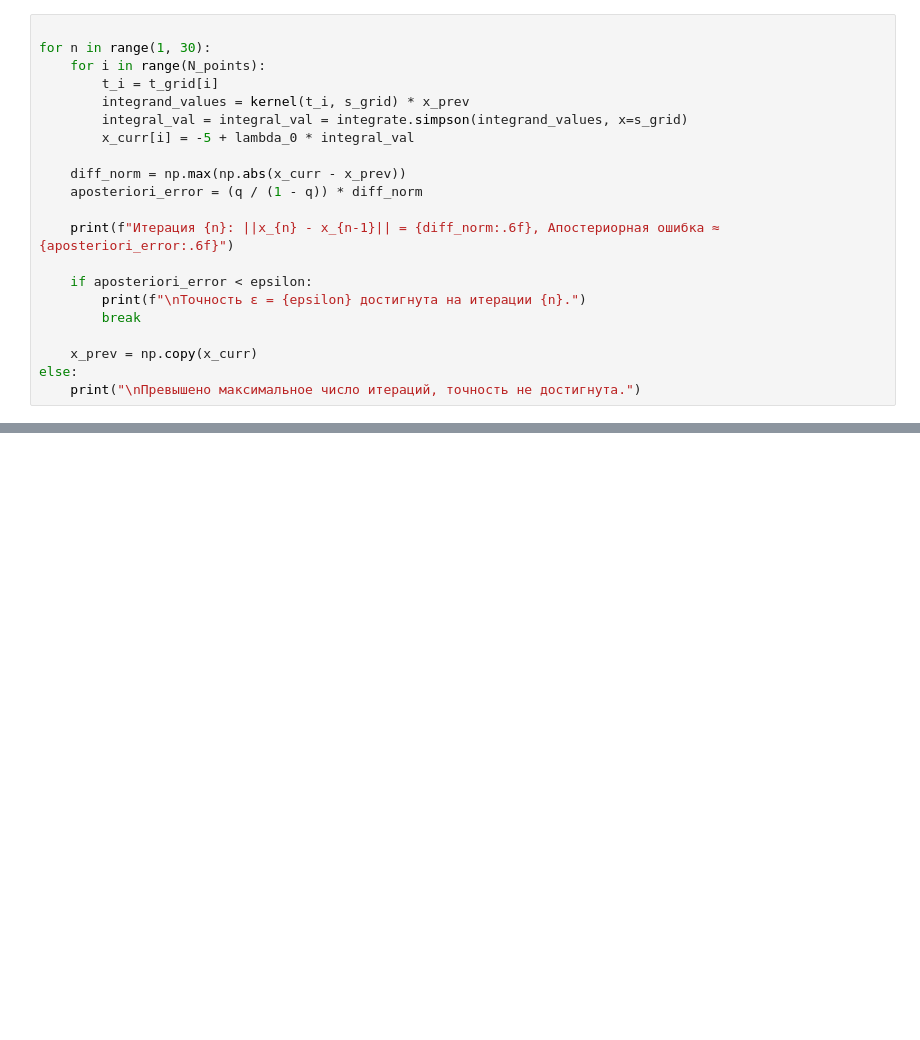
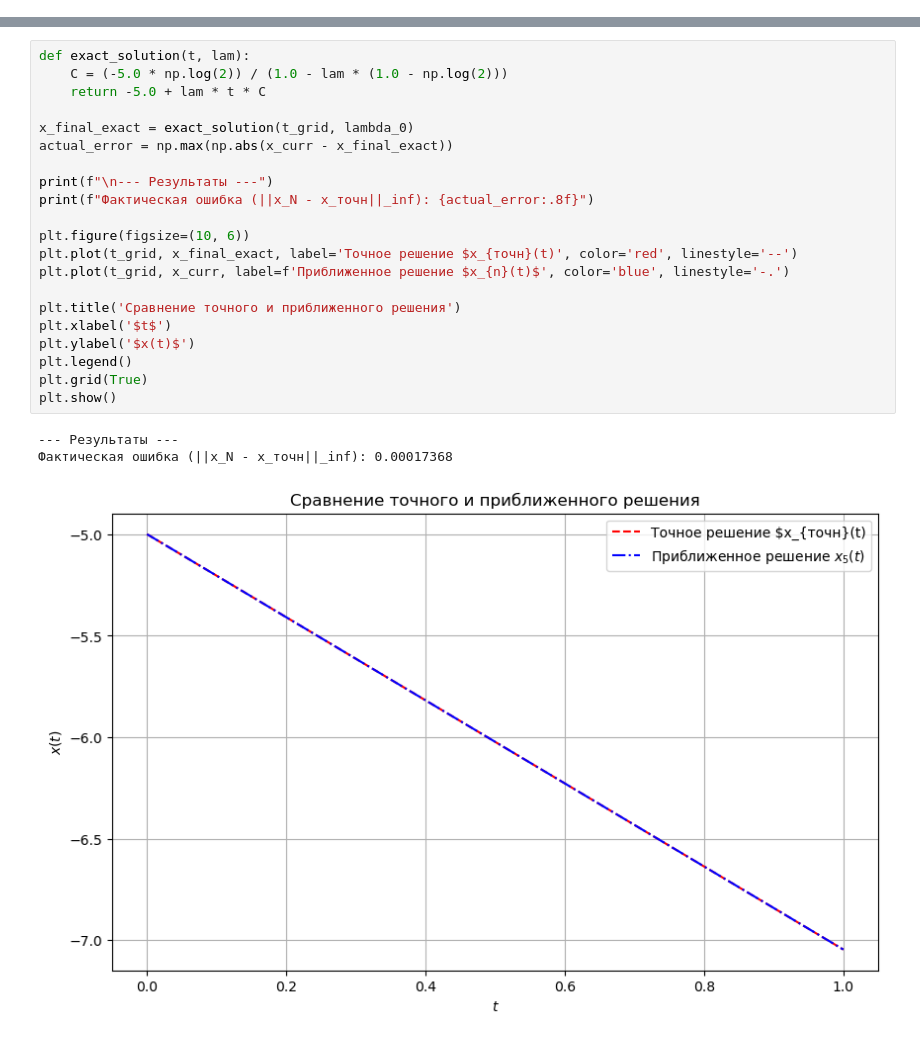
Before and after one commit to BorisKrutko/FAMS-BSU, a Jupyter notebook: functional analysis bsu/USR/task3.ipynb, the cells around one changed output, grey strips where cells are left out. Saved outputs shown, nothing was run; the diff lists cells and outputs as text; blank space fills up the shorter version.

```diff
--- a/functional analysis bsu/USR/task3.ipynb
+++ b/functional analysis bsu/USR/task3.ipynb
@@ -32,21 +0,0 @@ stop_criterion_diff = epsilon * (1 - q) / q
-# %%
-
-for n in range(1, 30):
-    for i in range(N_points):
-        t_i = t_grid[i]
-        integrand_values = kernel(t_i, s_grid) * x_prev
-        integral_val = integral_val = integrate.simpson(integrand_values, x=s_grid)
-        x_curr[i] = -5 + lambda_0 * integral_val
-
-    diff_norm = np.max(np.abs(x_curr - x_prev))
-    aposteriori_error = (q / (1 - q)) * diff_norm
-
-    print(f"Итерация {n}: ||x_{n} - x_{n-1}|| = {diff_norm:.6f}, Апостериорная ошибка ≈ {aposteriori_error:.6f}")
-
-    if aposteriori_error < epsilon:
-        print(f"\nТочность ε = {epsilon} достигнута на итерации {n}.")
-        break
-
-    x_prev = np.copy(x_curr)
-else:
-    print("\nПревышено максимальное число итераций, точность не достигнута.")
@@ -84,0 +59,25 @@ plt.show()
+# %%
+def exact_solution(t, lam):
+    C = (-5.0 * np.log(2)) / (1.0 - lam * (1.0 - np.log(2)))
+    return -5.0 + lam * t * C
+
+x_final_exact = exact_solution(t_grid, lambda_0)
+actual_error = np.max(np.abs(x_curr - x_final_exact))
+
+print(f"\n--- Результаты ---")
+print(f"Фактическая ошибка (||x_N - x_точн||_inf): {actual_error:.8f}")
+
+plt.figure(figsize=(10, 6))
+plt.plot(t_grid, x_final_exact, label='Точное решение $x_{точн}(t)', color='red', linestyle='--')
+plt.plot(t_grid, x_curr, label=f'Приближенное решение $x_{n}(t)$', color='blue', linestyle='-.')
+
+plt.title('Сравнение точного и приближенного решения')
+plt.xlabel('$t$')
+plt.ylabel('$x(t)$')
+plt.legend()
+plt.grid(True)
+plt.show()
+# %% [output]
+--- Результаты ---
+Фактическая ошибка (||x_N - x_точн||_inf): 0.00017368
+[figure, added]
```
Also changed, not shown: parts of 6 cells of this notebook, 3 other files.
